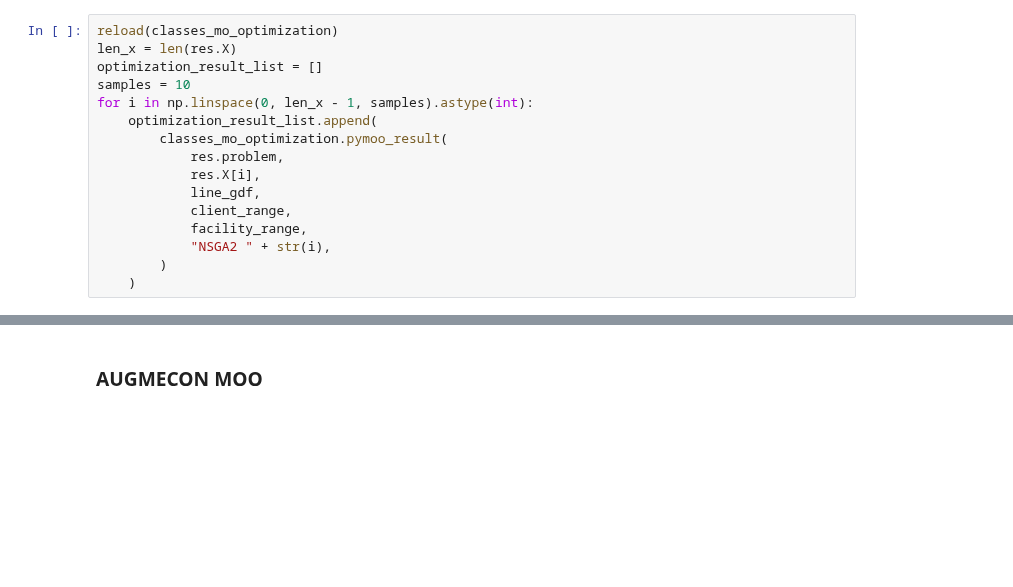
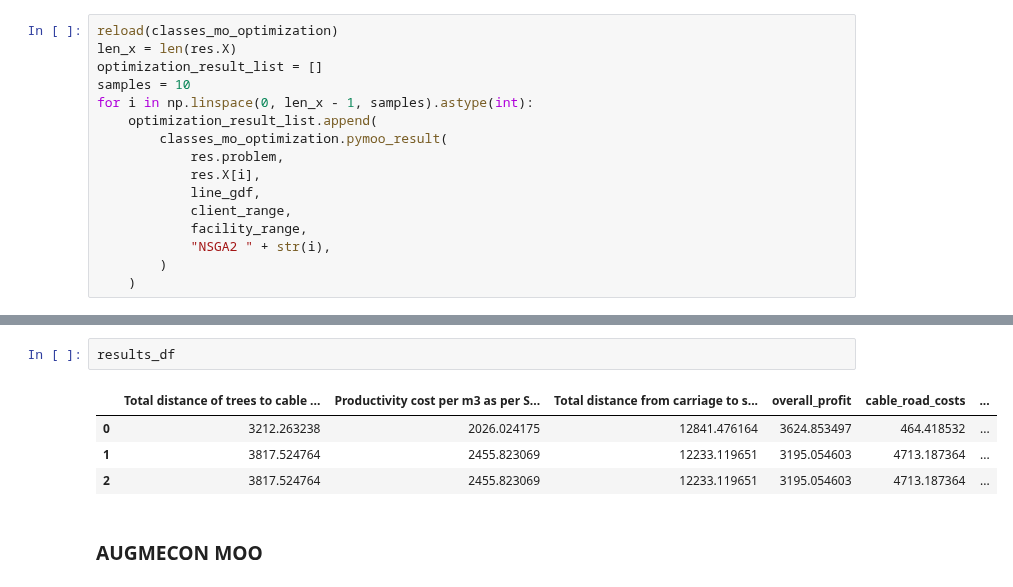
Before and after one commit to werzum/multi_objective_layout_optimization, a Jupyter notebook: 01_Notebooks/optimization.ipynb, the cells around one changed output, grey strips where cells are left out. Saved outputs shown, nothing was run; the diff lists cells and outputs as text; blank space fills up the shorter version.

```diff
--- a/01_Notebooks/optimization.ipynb
+++ b/01_Notebooks/optimization.ipynb
@@ -308,3 +306,10 @@ Profit baseline is 56144.89824448312
+# %%
+results_df
+# %% [output]
+|  | Total distance of trees to cable ... | Productivity cost per m3 as per S... | Total distance from carriage to s... | overall_profit | cable_road_costs | ... |
+| 0 | 3212.263238 | 2026.024175 | 12841.476164 | 3624.853497 | 464.418532 | ... |
+| 1 | 3817.524764 | 2455.823069 | 12233.119651 | 3195.054603 | 4713.187364 | ... |
+| 2 | 3817.524764 | 2455.823069 | 12233.119651 | 3195.054603 | 4713.187364 | ... |
 # %% [markdown]
 ### AUGMECON MOO
 # %% [markdown]
```
Also changed, not shown: parts of 8 cells of this notebook, 1 other file.
